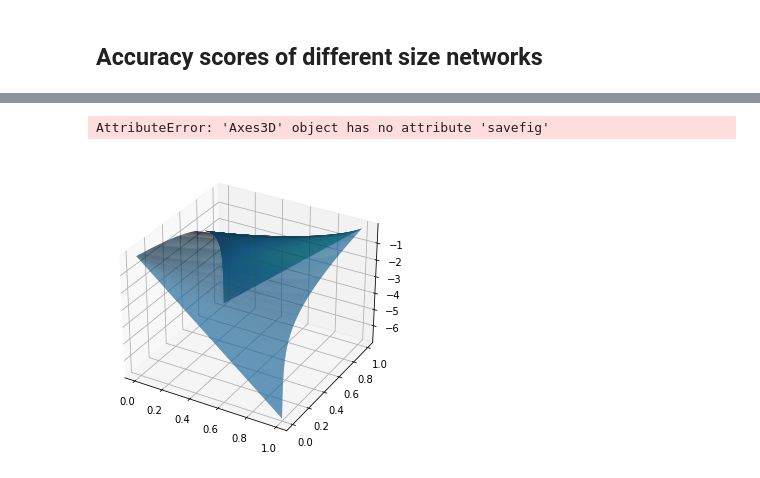
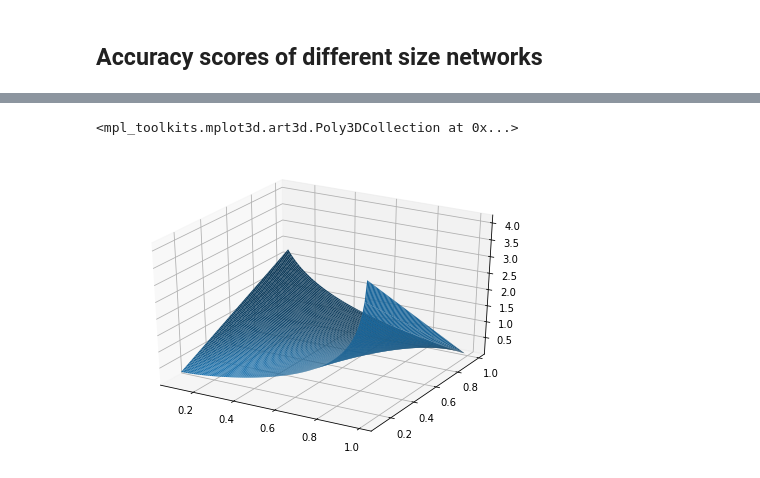
Before and after one commit to 3mad10/CI, a Jupyter notebook: Model_sigmoid_activation.ipynb, the cells around one changed output, grey strips where cells are left out. Cells and saved outputs as stored; diff of their text form; code cells hidden in the pictures.

```diff
--- a/Model_sigmoid_activation.ipynb
+++ b/Model_sigmoid_activation.ipynb
@@ -437,13 +414,12 @@ from mpl_toolkits.mplot3d import Axes3D
 # %%
 fig = plt.figure()
 ax = Axes3D(fig)
-X = np.arange(0,1,0.001)
-Y = np.arange(0,1,0.001)
+X = np.arange(0.1,1,0.01)
+Y = np.arange(0.1,1,0.01)
 X,Y = np.meshgrid(X,Y)
 def f(x,y):
-    return x*np.log(y)+(1-x)*np.log(1-y)
+    return -(y*np.log(x)+(1-y)*np.log(1-x))
 ax.plot_surface(X,Y,f(X,Y), rstride=1, cstride=1)
-ax.savefig('cost.png')
 # %% [output]
-AttributeError: 'Axes3D' object has no attribute 'savefig'
+<mpl_toolkits.mplot3d.art3d.Poly3DCollection at 0x...>
-[figure, old version]
+[figure, new version]
```
Also changed, not shown: parts of 43 cells of this notebook, 49 other files.
